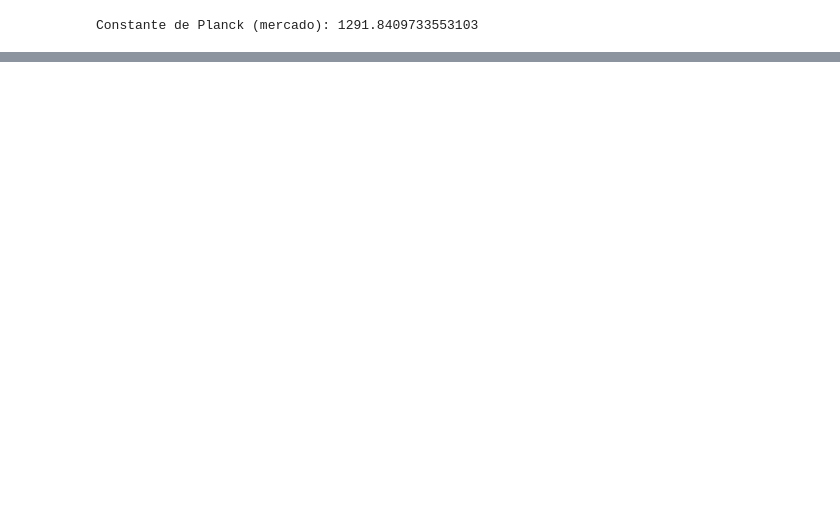
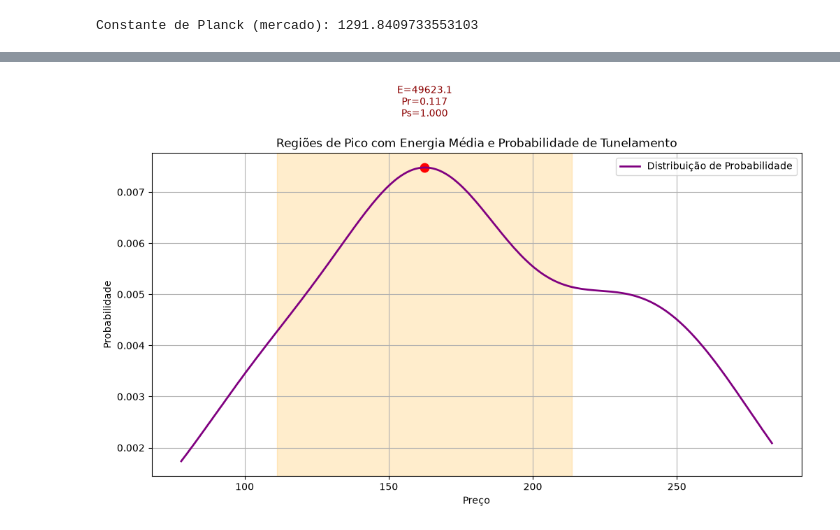
Before and after one commit to Daniel-nogueira-tech/NextAtonTrading, a Jupyter notebook: backend/data_service/example.ipynb, the cells around one changed output, grey strips where cells are left out. Cells and saved outputs as stored; diff of their text form; code cells hidden in the pictures; blank space fills up the shorter version.

```diff
--- a/backend/data_service/example.ipynb
+++ b/backend/data_service/example.ipynb
@@ -399,0 +415,90 @@ Preço ~ 235.76, Probabilidade ~ 0.0072, Energia média ~ 171997.91
+# %%
+import numpy as np
+import matplotlib.pyplot as plt
+from scipy.signal import find_peaks
+
+# Simular a probabilidade de o preço “atravessar” uma barreira de suporte ou resistência mesmo sem energia suficiente.
+def tunneling_probability(H, barrier, alpha=0.00005):
+    if H >= barrier:
+        return 1.0
+    else:
+        deltaE = barrier - H
+        return np.exp(-alpha * deltaE)
+
+# Expectation e variância (Existe 2 ,deve depois remover o antigo)
+def expectation_and_variance(x_grid, probabilities):
+    expectation = np.sum(x_grid * probabilities)
+    variance = np.sum(((x_grid - expectation) ** 2) * probabilities)
+    std_dev = np.sqrt(variance)
+    return expectation, variance, std_dev
+
+expectation, variance, std_dev = expectation_and_variance(x_grid, probabilities)
+
+# Detectar picos locais
+peaks, _ = find_peaks(probabilities)
+peak_prices = x_grid[peaks]
+peak_probs = probabilities[peaks]
+
+# Calcular Hamiltoniano
+kinetic = calculate_kinetic_energy(orders)
+potential = calculate_Potential_energy(orders)
+hamiltonian = np.array([k + p for k, p in zip(kinetic, potential)])
+prices = np.array([o["price"] for o in orders])
+
+# Alinhar arrays
+n = min(len(prices), len(hamiltonian))
+prices = prices[:n]
+hamiltonian = hamiltonian[:n]
+
+# Definir barreiras (exemplo)
+barrier_resistencia = np.percentile(hamiltonian, 90)
+barrier_suporte = np.percentile(hamiltonian, 10)
+
+# Calcular energia média e probabilidade de tunelamento por região
+peak_regions = []
+for p in peak_prices:
+    # Janela de ±1σ em torno do pico
+    mask = (prices >= p - std_dev) & (prices <= p + std_dev)
+    if mask.sum() > 0:
+        avg_energy_region = hamiltonian[mask].mean()
+        prob_resistencia = tunneling_probability(avg_energy_region, barrier_resistencia)
+        prob_suporte = tunneling_probability(avg_energy_region, barrier_suporte)
+    else:
+        avg_energy_region, prob_resistencia, prob_suporte = 0, 0, 0
+
+    peak_regions.append({
+        "preco_pico": p,
+        "prob_pico": probabilities[np.argmin(np.abs(x_grid - p))],
+        "preco_min": p - std_dev,
+        "preco_max": p + std_dev,
+        "energia_media": avg_energy_region,
+        "P_resistencia": prob_resistencia,
+        "P_suporte": prob_suporte
+    })
+
+# Imprimir resultados
+for r in peak_regions:
+    print(f"Região [{r['preco_min']:.2f} - {r['preco_max']:.2f}] "
+          f"(pico ~ {r['preco_pico']:.2f}) -> Energia média={r['energia_media']:.2f}, "
+          f"P(tunelamento resistência)={r['P_resistencia']:.4f}, "
+          f"P(tunelamento suporte)={r['P_suporte']:.4f}")
+
+# Plotar gráfico
+plt.figure(figsize=(12,6))
+plt.plot(x_grid, probabilities, color="purple", linewidth=2, label="Distribuição de Probabilidade")
+
+# Marcar regiões
+for r in peak_regions:
+    plt.axvspan(r["preco_min"], r["preco_max"], color="orange", alpha=0.2)
+    plt.scatter(r["preco_pico"], r["prob_pico"], color="red", s=80)
+    plt.text(r["preco_pico"], r["prob_pico"]+0.001,
+             f"E={r['energia_media']:.1f}\nPr={r['P_resistencia']:.3f}\nPs={r['P_suporte']:.3f}",
+             ha="center", color="darkred")
+
+plt.title("Regiões de Pico com Energia Média e Probabilidade de Tunelamento")
+plt.xlabel("Preço")
+plt.ylabel("Probabilidade")
+plt.legend()
+plt.grid(True)
+plt.show()
+# %% [output]
@@ -399,0 +506 @@ Preço ~ 235.76, Probabilidade ~ 0.0072, Energia média ~ 171997.91
+[figure, added]
```
Also changed, not shown: parts of 9 cells of this notebook, 1 other file.
